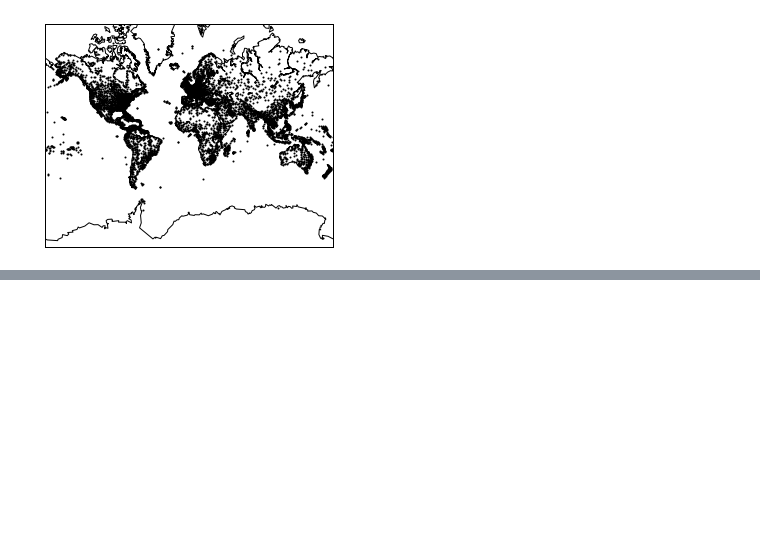
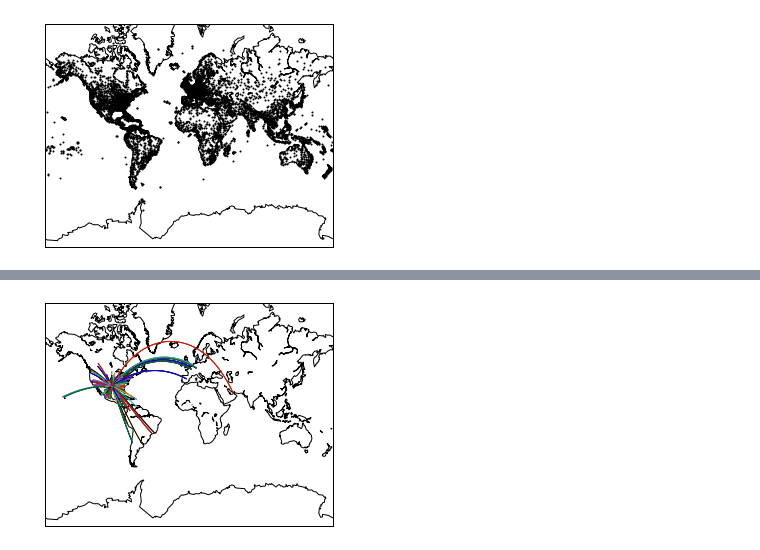
Before and after one commit to hyunhw/Practice-and-notes, a Jupyter notebook: Geographical_data_practice.ipynb, the cells around one changed output, grey strips where cells are left out. Drawn from its saved outputs; the diff is of its cells as text; code cells hidden in the pictures; blank space fills up the shorter version.

```diff
--- a/Geographical_data_practice.ipynb
+++ b/Geographical_data_practice.ipynb
@@ -167,0 +134,19 @@ latitudecount = airports['latitude'].value_counts()
+# %%
+# I need to add longitude and latitude values to the geographical routes we currently have
+print airports.columns
+print routes.columns
+
+# Make a new data frame containing the airport code and the respective location
+code_src = airports[['code','latitude','longitude']]
+# rename appropriately. need one common column name to merge
+code_src.columns = ['source','latitude_src','longitude_src']
+print code_src.head(5)
+
+# do the same for the destination airport
+code_dest = airports[['code','latitude','longitude']]
+code_dest.columns = ['dest','latitude_dest','longitude_dest']
+
+# merge based on the source and destination airport codes
+routes = routes.merge(code_src, on='source')
+routes = routes.merge(code_dest, on='dest')
+print routes.head(5)
@@ -167,0 +179,18 @@ latitudecount = airports['latitude'].value_counts()
+# %%
+m.drawcoastlines()
+
+def create_great_circles(df):
+    for index, row in df.iterrows():
+        start_lon = row['longitude_src']
+        start_lat = row['latitude_src']
+        end_lon = row['longitude_dest']
+        end_lat = row['latitude_dest']
+
+        if abs(end_lat - start_lat) < 180 and abs(end_lon - start_lon) < 180:
+            m.drawgreatcircle(start_lon, start_lat, end_lon, end_lat, linewidth=1)
+
+dfw = routes[routes['source']=='DFW']
+create_great_circles(dfw)
+plt.show()
+# %% [output]
+[figure, added]
```
Also changed, not shown: parts of 7 cells of this notebook.
